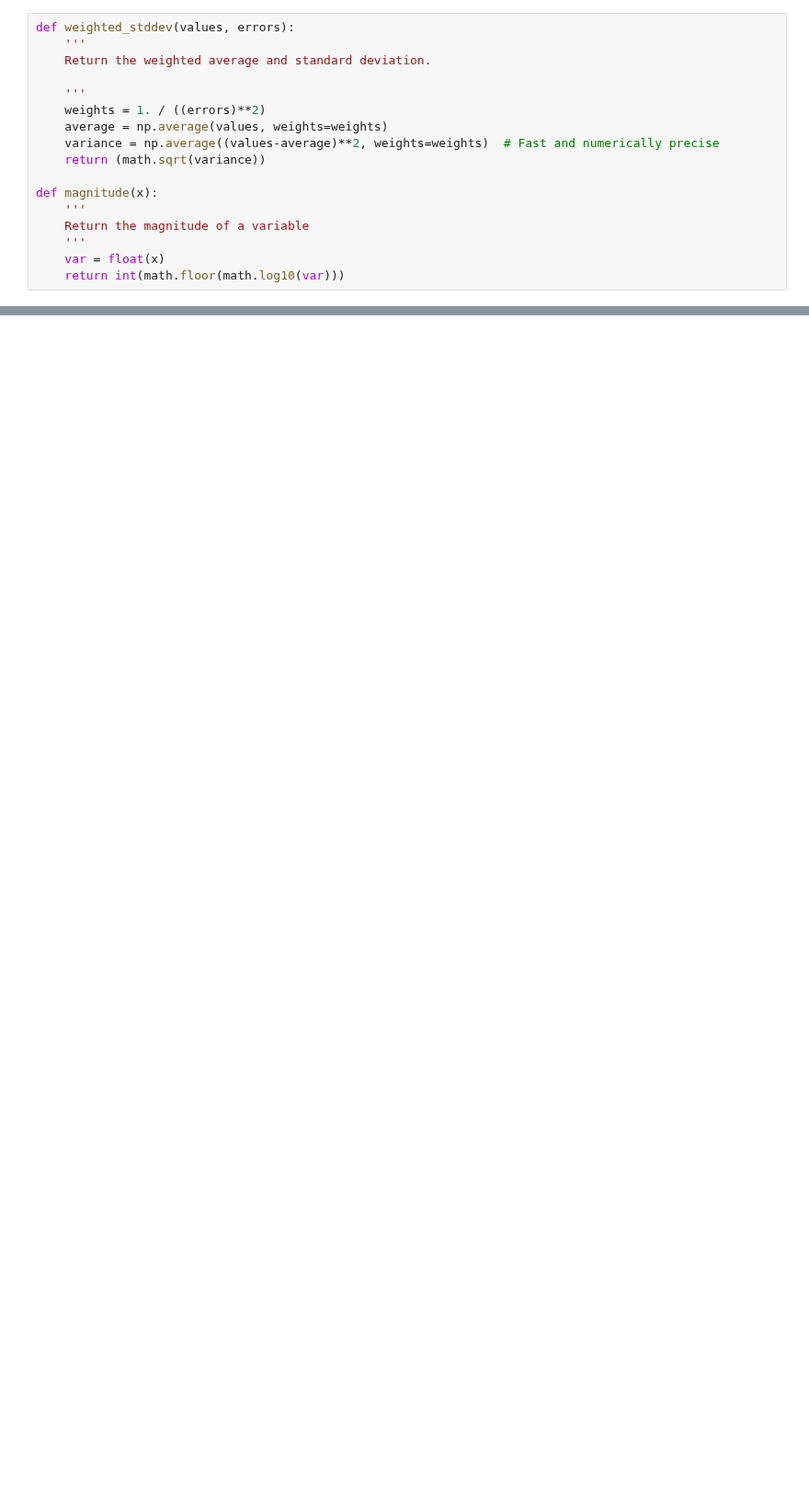
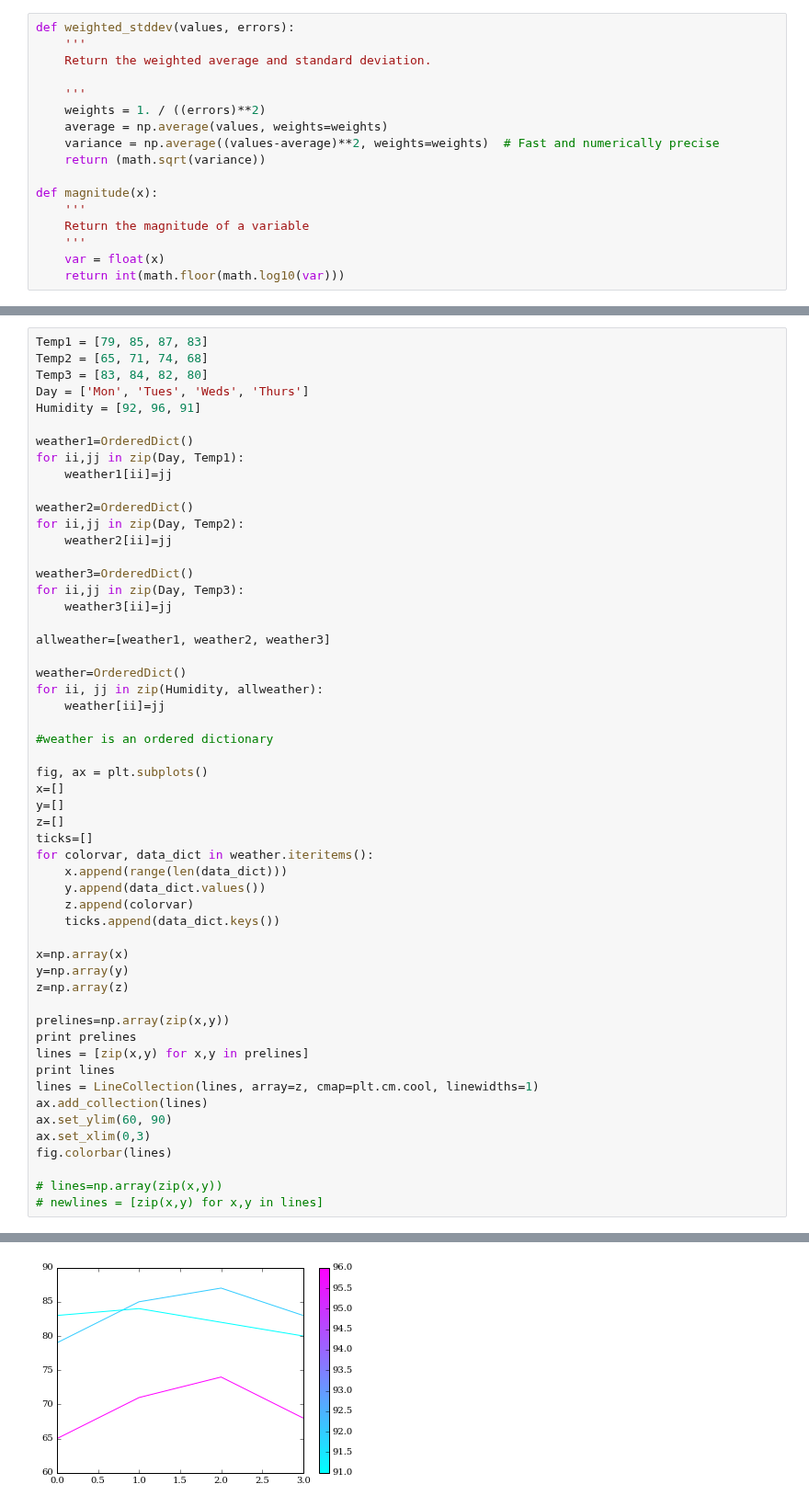
Before and after one commit to elliesch/pulsar_codes, a Jupyter notebook: Subplots.ipynb, the cells around one changed output, grey strips where cells are left out. Shown at 92% size. Saved outputs shown, nothing was run; the diff lists cells and outputs as text; blank space fills up the shorter version.

```diff
--- a/Subplots.ipynb
+++ b/Subplots.ipynb
@@ -259,0 +379,55 @@ print x.bary_freq
+# %%
+Temp1 = [79, 85, 87, 83]
+Temp2 = [65, 71, 74, 68]
+Temp3 = [83, 84, 82, 80]
+Day = ['Mon', 'Tues', 'Weds', 'Thurs']
+Humidity = [92, 96, 91]
+
+weather1=OrderedDict()
+for ii,jj in zip(Day, Temp1):
+    weather1[ii]=jj
+
+weather2=OrderedDict()
+for ii,jj in zip(Day, Temp2):
+    weather2[ii]=jj
+
+weather3=OrderedDict()
+for ii,jj in zip(Day, Temp3):
+    weather3[ii]=jj
+
+allweather=[weather1, weather2, weather3]
+
+weather=OrderedDict()
+for ii, jj in zip(Humidity, allweather):
+    weather[ii]=jj
+
+#weather is an ordered dictionary
+
+fig, ax = plt.subplots()
+x=[]
+y=[]
+z=[]
+ticks=[]
+for colorvar, data_dict in weather.iteritems():
+    x.append(range(len(data_dict)))
+    y.append(data_dict.values())
+    z.append(colorvar)
+    ticks.append(data_dict.keys())
+
+x=np.array(x)
+y=np.array(y)
+z=np.array(z)
+
+prelines=np.array(zip(x,y))
+print prelines
+lines = [zip(x,y) for x,y in prelines]
+print lines
+lines = LineCollection(lines, array=z, cmap=plt.cm.cool, linewidths=1)
+ax.add_collection(lines)
+ax.set_ylim(60, 90)
+ax.set_xlim(0,3)
+fig.colorbar(lines)
+
+# lines=np.array(zip(x,y))
+# newlines = [zip(x,y) for x,y in lines]
+# %% [output]
@@ -259,0 +444 @@ print x.bary_freq
+[figure, added]
```
Also changed, not shown: parts of 11 cells of this notebook.
